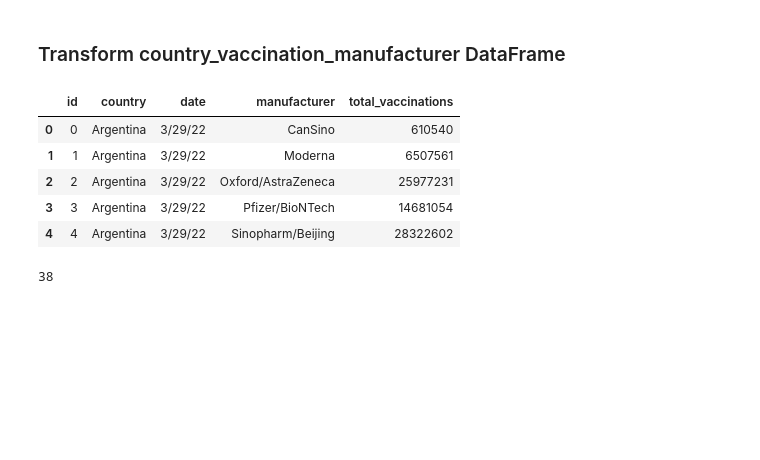
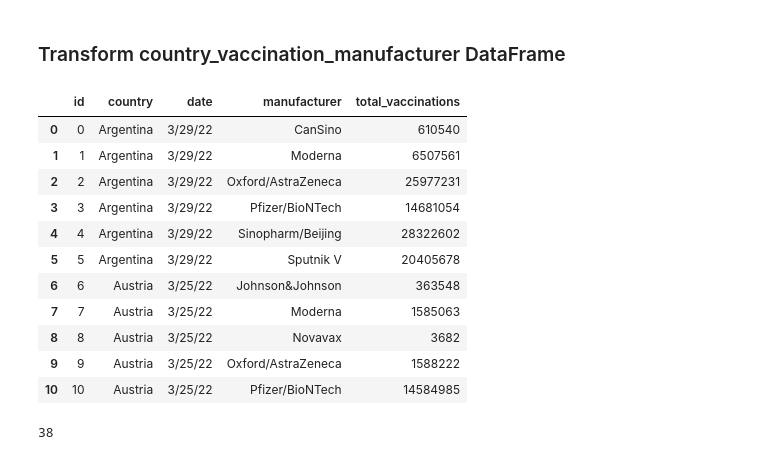
Before and after one commit to TanishaCooper/ETL_Case_Study, a Jupyter notebook: covid_vaccinations_etl.ipynb, the cells around one changed output. Cells and saved outputs as stored; diff of their text form; code cells hidden in the pictures; blank space fills up the shorter version.

```diff
--- a/covid_vaccinations_etl.ipynb
+++ b/covid_vaccinations_etl.ipynb
@@ -142,31 +143,37 @@ country_vaccination_df.head()
 # %%
 # Create a filtered dataframe from specific columns
 country_vacc_manu_cols = ["location", "date", "vaccine", "total_vaccinations"]
 country_vacc_manu_transformed = country_vacc_manu_df[country_vacc_manu_cols].copy()
 #country_vacc_transformed.head()
 
 # Convert index column (used as primary key later) and rename the column headers
 country_vacc_manu_transformed.reset_index(inplace=True)
 country_vacc_manu_transformed = country_vacc_manu_transformed.rename(columns =
                                                                      {"location": "country",
                                                                       "date": "date",
                                                                     "vaccine": "manufacturer",
                                                                       "index": "id"})
 
 
 
 # Drop rows with NaN values
 country_vacc_manu_transformed = country_vacc_manu_transformed.dropna()
 country_vacc_manu_transformed = country_vacc_manu_transformed.reset_index(drop=True)
 
-country_vacc_manu_transformed.head()
+country_vacc_manu_transformed.head(11)
 # %% [output]
 |  | id | country | date | manufacturer | total_vaccinations |
 | 0 | 0 | Argentina | 3/29/22 | CanSino | 610540 |
 | 1 | 1 | Argentina | 3/29/22 | Moderna | 6507561 |
 | 2 | 2 | Argentina | 3/29/22 | Oxford/AstraZeneca | 25977231 |
 | 3 | 3 | Argentina | 3/29/22 | Pfizer/BioNTech | 14681054 |
 | 4 | 4 | Argentina | 3/29/22 | Sinopharm/Beijing | 28322602 |
+| 5 | 5 | Argentina | 3/29/22 | Sputnik V | 20405678 |
+| 6 | 6 | Austria | 3/25/22 | Johnson&Johnson | 363548 |
+| 7 | 7 | Austria | 3/25/22 | Moderna | 1585063 |
+| 8 | 8 | Austria | 3/25/22 | Novavax | 3682 |
+| 9 | 9 | Austria | 3/25/22 | Oxford/AstraZeneca | 1588222 |
+| 10 | 10 | Austria | 3/25/22 | Pfizer/BioNTech | 14584985 |
 # %%
 # Unique countries with numerical values for total_vaccinations
 len(np.unique(country_vacc_manu_transformed['country']))
```
Also changed, not shown: parts of 22 cells of this notebook, 6 other files.
